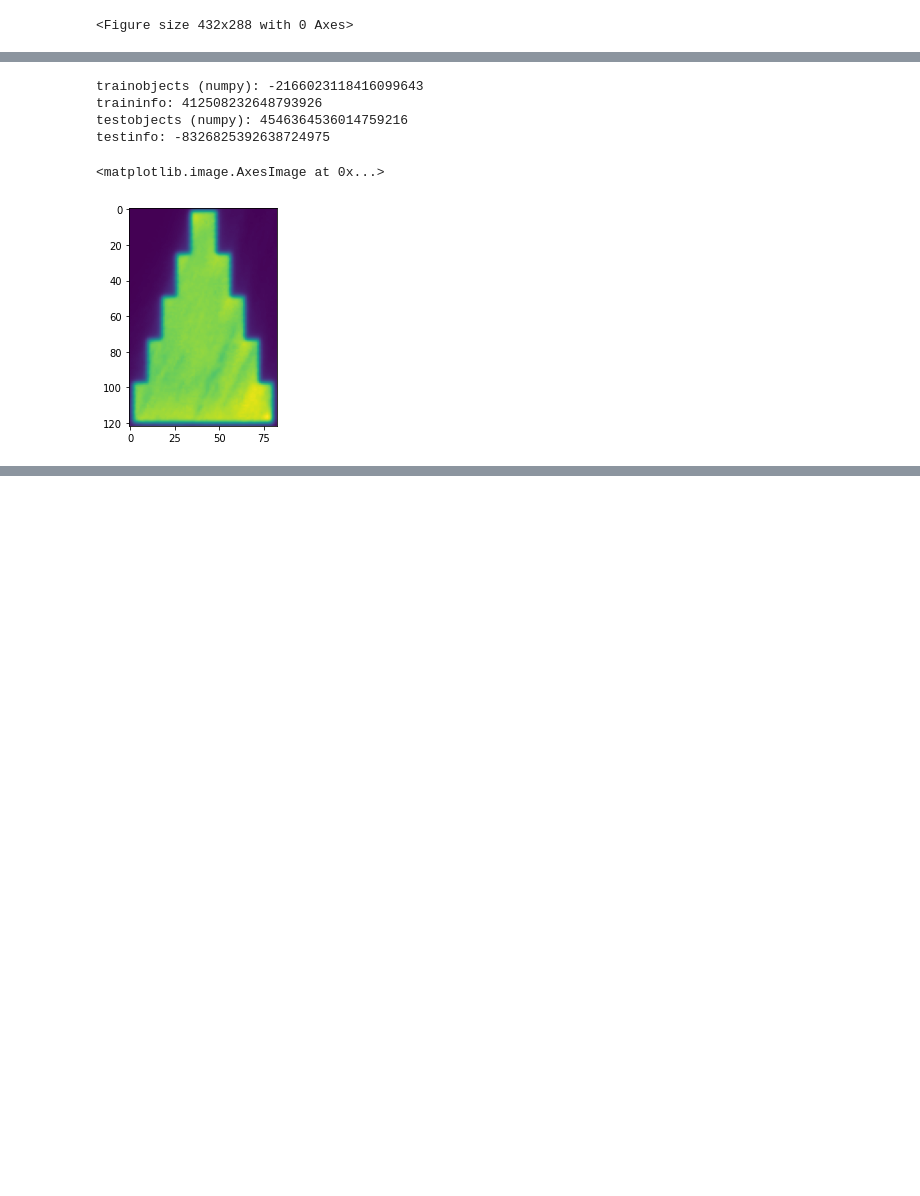
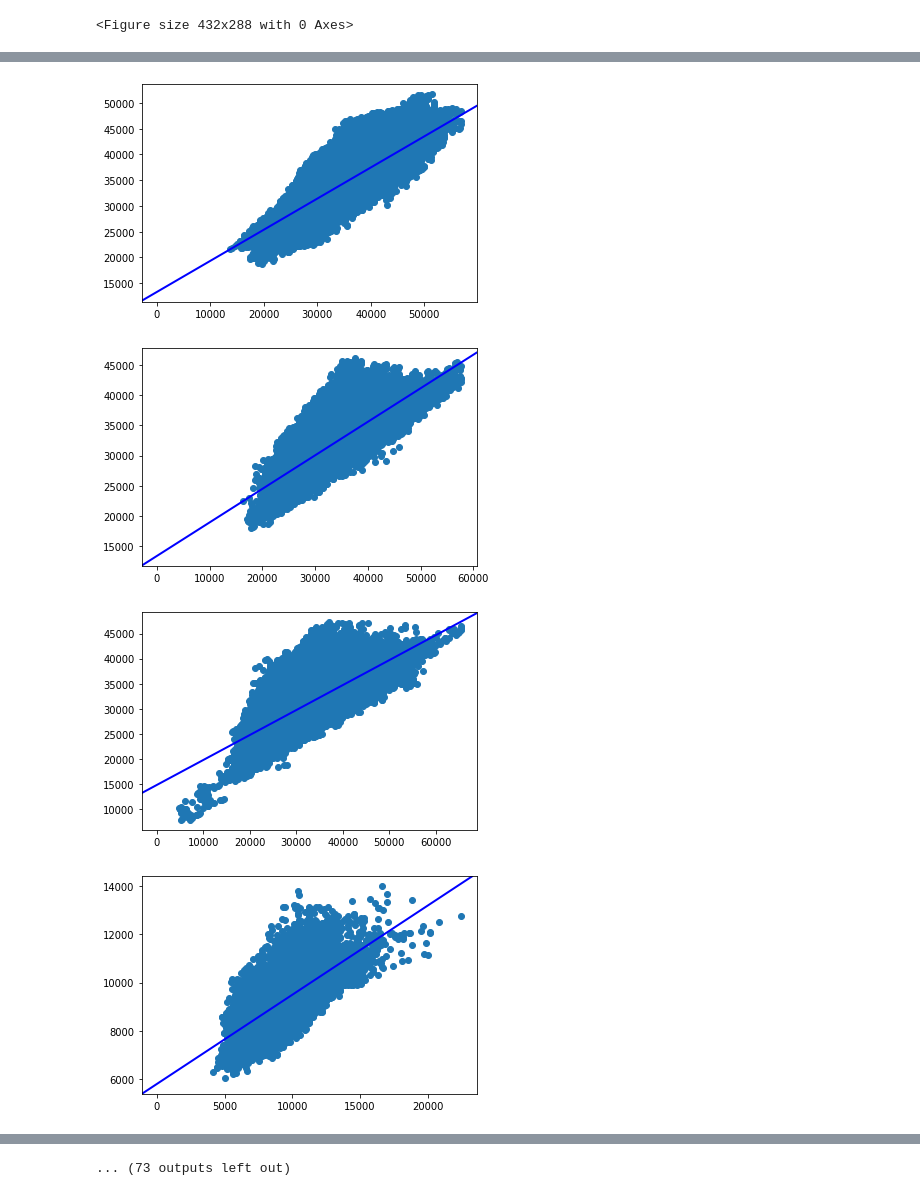
Before and after one commit to ErikSievers/thesis, a Jupyter notebook: final-notebook-v3.ipynb, the cells around one changed output, grey strips where cells are left out. Saved outputs shown, nothing was run; the diff lists cells and outputs as text; code cells hidden in the pictures; blank space fills up the shorter version.

```diff
--- a/final-notebook-v3.ipynb
+++ b/final-notebook-v3.ipynb
@@ -499,10 +494,0 @@ doStuff()
-# %%
-print("trainobjects (numpy): " + str(hash(np.array2string(trainobjects))))
-print("traininfo: " + str(hash(trainobjectinfo.to_string())))
-print("testobjects (numpy): " + str(hash(np.array2string(testobjects))))
-print("testinfo: " + str(hash(testobjectinfo.to_string())))
-# %% [output]
-trainobjects (numpy): -2166023118416099643
-traininfo: 412508232648793926
-testobjects (numpy): 4546364536014759216
-testinfo: -8326825392638724975
@@ -515,5 +495,15 @@ np.savetxt("v3test.csv", testobjects.flatten(), delimiter=",", fmt='%1.3e')
-# %%
-plt.imshow(trainobjects[0][0])
-# %% [output]
-<matplotlib.image.AxesImage at 0x...>
-[figure, removed]
+# %%
+type = "scatter"
+sharpSetting = "none"
+windowsize = 3
+histnorm = "none"
+bucket = 30
+nSetting = "euclidean"
+
+testpreprocessed =preprocess(testobjects, type, sharpSetting)
+testoutliers = calculateoutliers(testpreprocessed, type, nSetting, windowsize)
+# %% [output]
+[figure, added]
+[figure, added]
+[figure, added]
+[figure, added]
@@ -519,0 +518 @@ plt.imshow(trainobjects[0][0])
+... (73 outputs left out)
```
Also changed, not shown: parts of 7 cells of this notebook, 1 other file.
